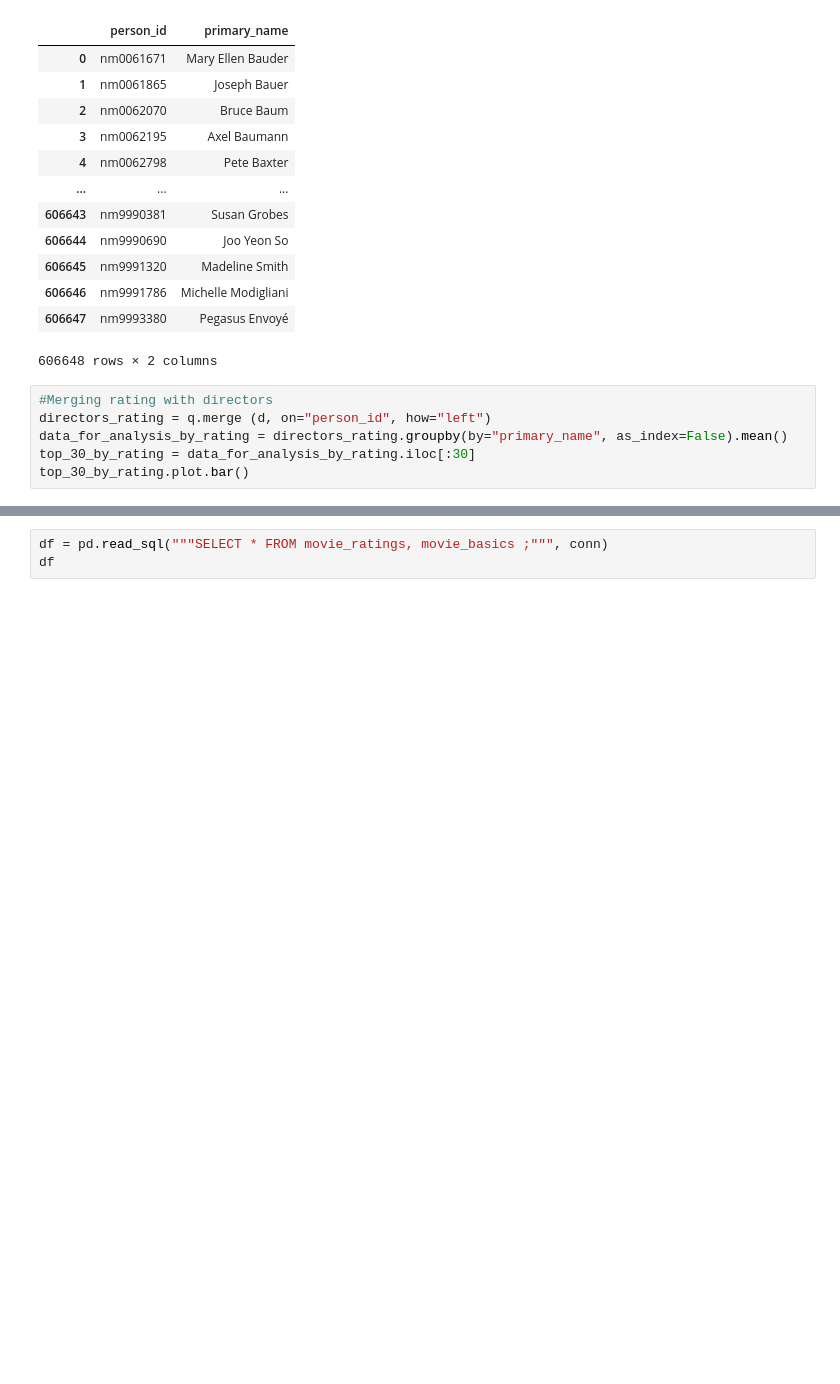
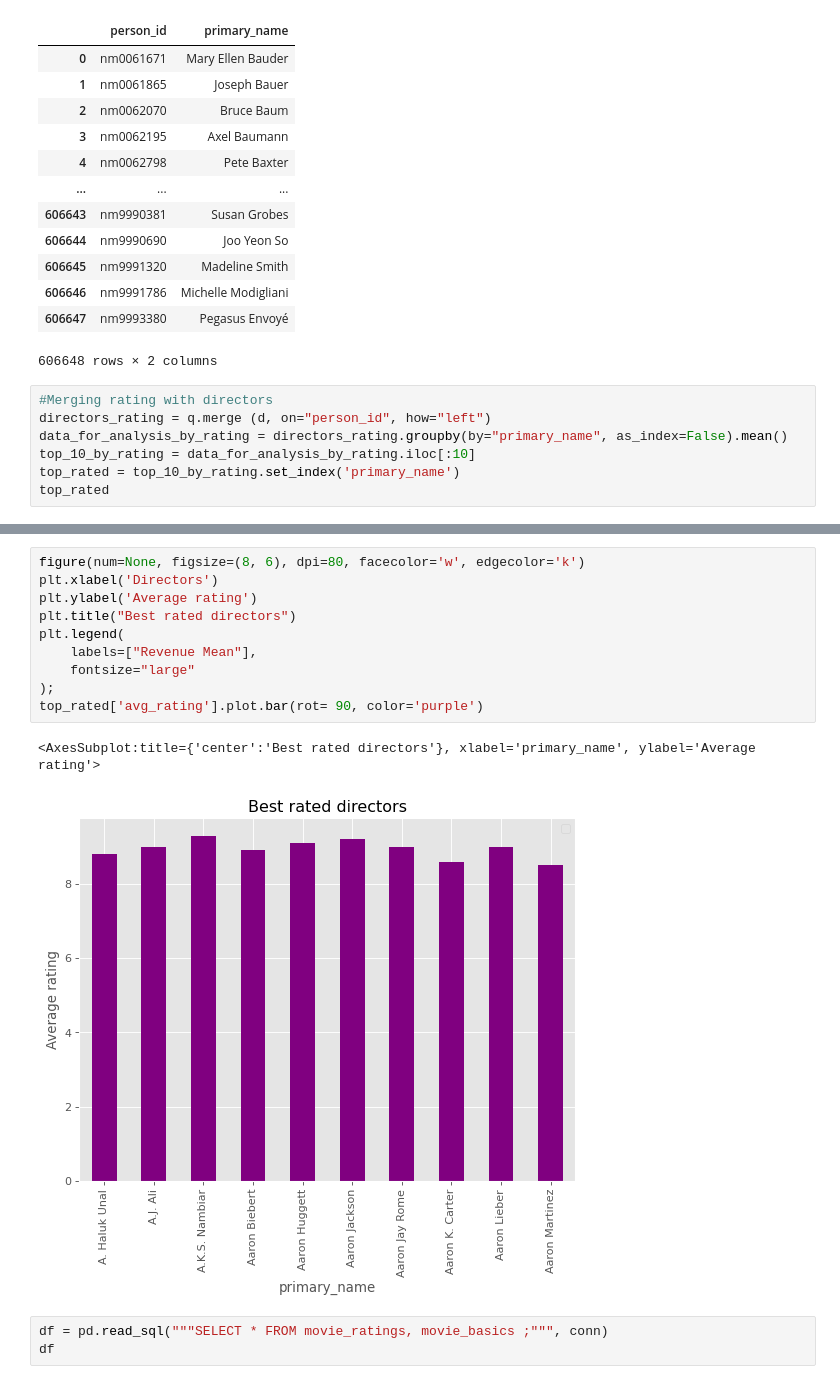
Before and after one commit to QuinnGrigsby/Capstone_Git-ing_it_done_MovieInformation, a Jupyter notebook: Data Understanding.ipynb, the cells around one changed output, grey strips where cells are left out. Saved outputs shown, nothing was run; the diff lists cells and outputs as text; blank space fills up the shorter version.

```diff
--- a/Data Understanding.ipynb
+++ b/Data Understanding.ipynb
@@ -277,6 +283,7 @@ d
 #Merging rating with directors
 directors_rating = q.merge (d, on="person_id", how="left")
 data_for_analysis_by_rating = directors_rating.groupby(by="primary_name", as_index=False).mean()
-top_30_by_rating = data_for_analysis_by_rating.iloc[:30]
-top_30_by_rating.plot.bar()
+top_10_by_rating = data_for_analysis_by_rating.iloc[:10]
+top_rated = top_10_by_rating.set_index('primary_name')
+top_rated
 # %% [output]
@@ -285,3 +302,16 @@ top_30_by_rating.plot.bar()
+# %%
+figure(num=None, figsize=(8, 6), dpi=80, facecolor='w', edgecolor='k')
+plt.xlabel('Directors')
+plt.ylabel('Average rating')
+plt.title("Best rated directors")
+plt.legend(
+    labels=["Revenue Mean"],
+    fontsize="large"
+);
+top_rated['avg_rating'].plot.bar(rot= 90, color='purple')
+# %% [output]
+<AxesSubplot:title={'center':'Best rated directors'}, xlabel='primary_name', ylabel='Average rating'>
+[figure, added]
 # %%
 df = pd.read_sql("""SELECT * FROM movie_ratings, movie_basics ;""", conn)
 df
```
Also changed, not shown: parts of 5 cells of this notebook.
